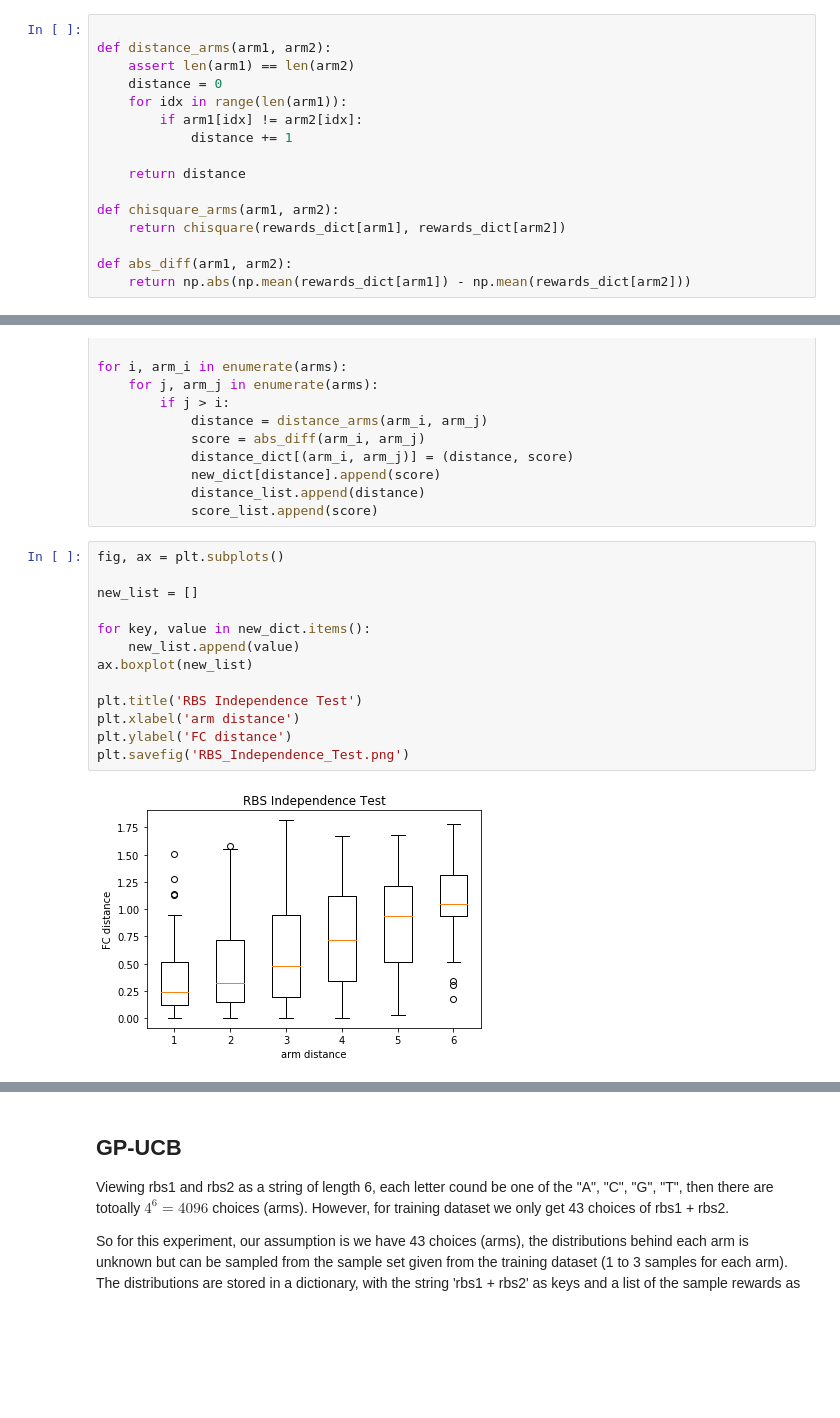
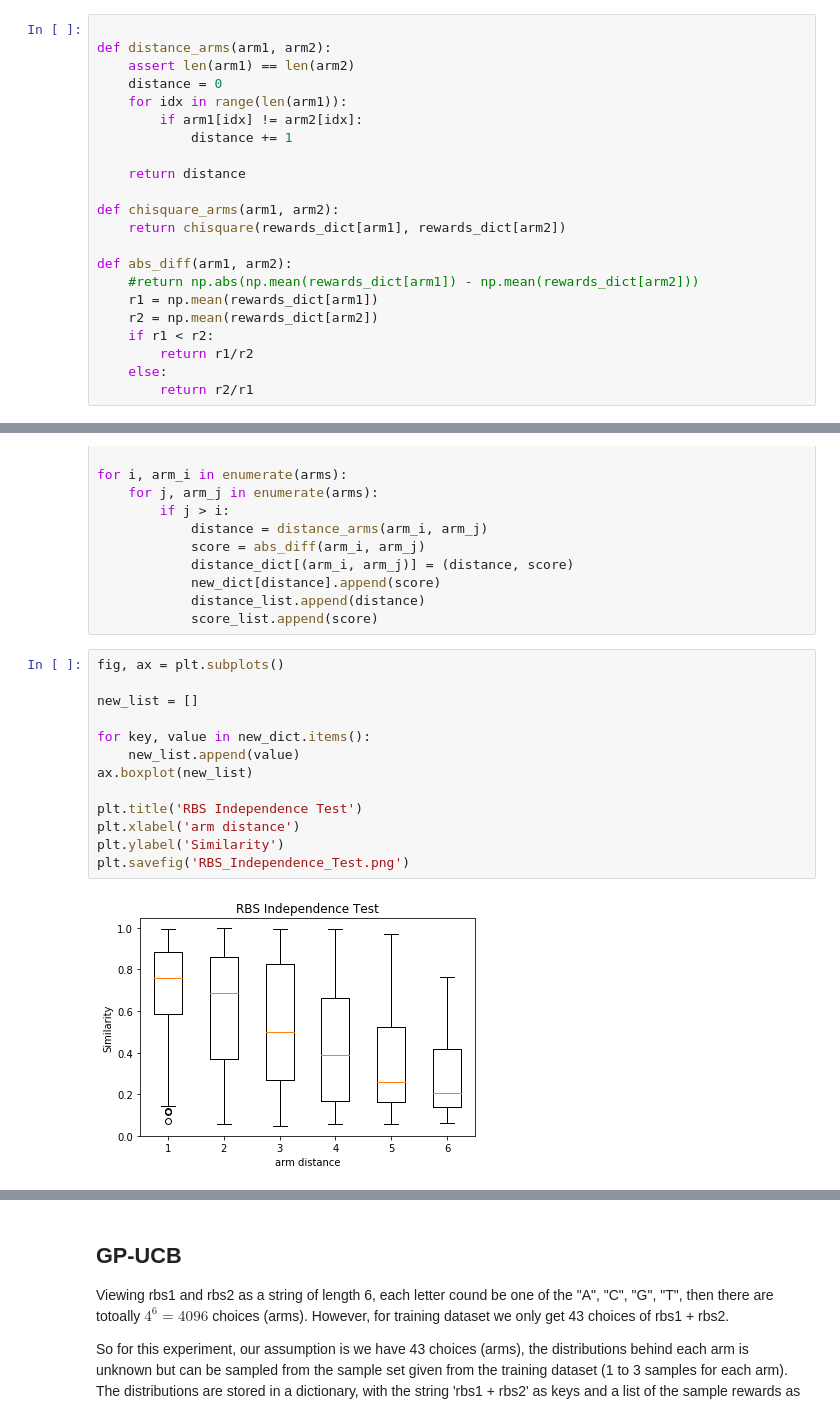
Before and after one commit to chengsoonong/eheye, a Jupyter notebook: SynBio/gpucb_bio.ipynb, the cells around one changed output, grey strips where cells are left out. Saved outputs shown, nothing was run; the diff lists cells and outputs as text; blank space fills up the shorter version.

Commit message:
update plot

```diff
--- a/SynBio/gpucb_bio.ipynb
+++ b/SynBio/gpucb_bio.ipynb
@@ -70,7 +70,13 @@ def chisquare_arms(arm1, arm2):
     return chisquare(rewards_dict[arm1], rewards_dict[arm2])
 
 def abs_diff(arm1, arm2):
-    return np.abs(np.mean(rewards_dict[arm1]) - np.mean(rewards_dict[arm2]))
+    #return np.abs(np.mean(rewards_dict[arm1]) - np.mean(rewards_dict[arm2]))
+    r1 = np.mean(rewards_dict[arm1])
+    r2 = np.mean(rewards_dict[arm2])
+    if r1 < r2:
+        return r1/r2
+    else:
+        return r2/r1
 # %%
 from scipy.stats import chisquare
 
@@ -92,15 +98,15 @@ for i, arm_i in enumerate(arms):
 # %%
 fig, ax = plt.subplots()
 
 new_list = []
 
 for key, value in new_dict.items():
     new_list.append(value)
 ax.boxplot(new_list)
 
 plt.title('RBS Independence Test')
 plt.xlabel('arm distance')
-plt.ylabel('FC distance')
+plt.ylabel('Similarity')
 plt.savefig('RBS_Independence_Test.png')
 # %% [output]
-[figure, old version]
+[figure, new version]
```
Also changed, not shown: parts of 2 cells of this notebook.
